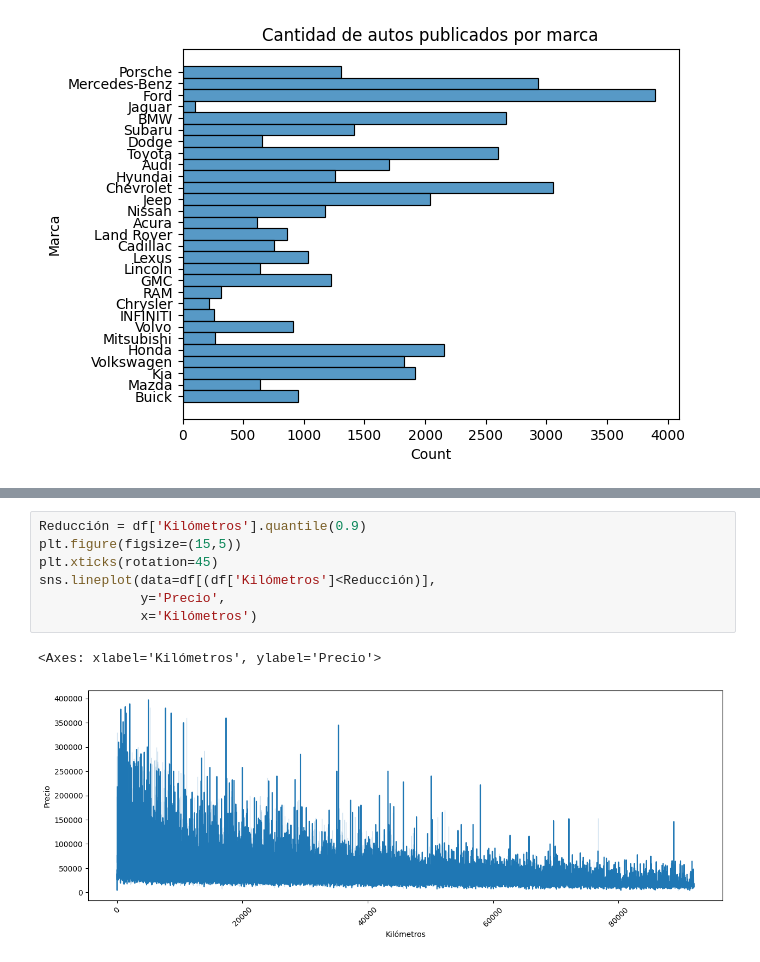
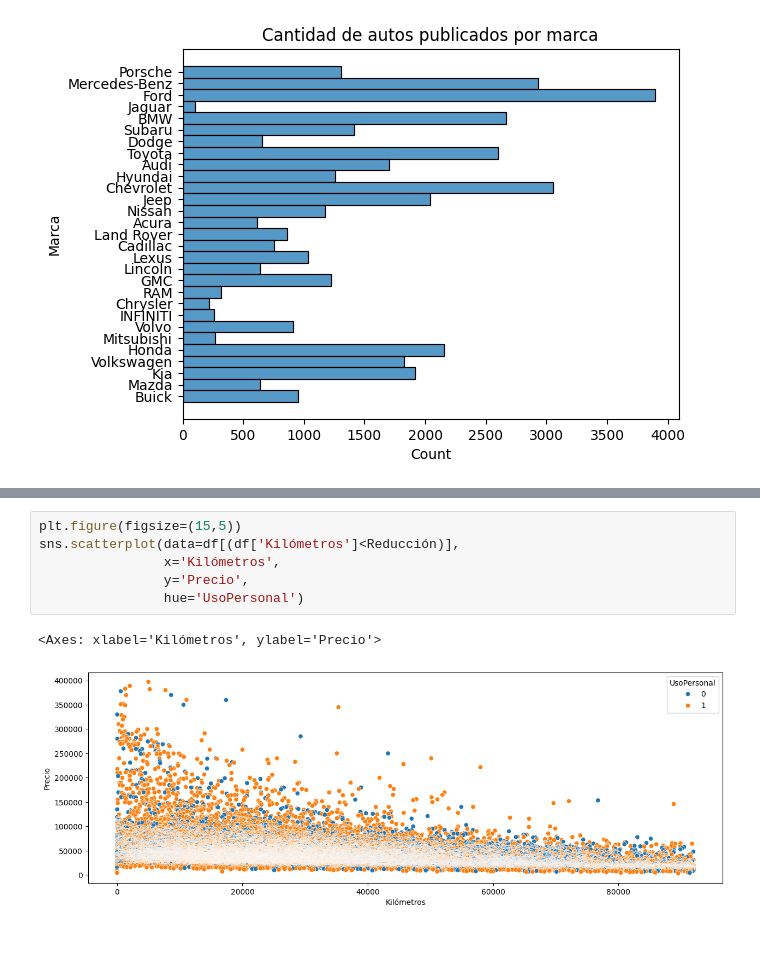
Before and after one commit to emalincic/Primera_Pre-entrega_DS1, a Jupyter notebook: 1er_entregable.ipynb, the cells around one changed output, grey strips where cells are left out. Saved outputs shown, nothing was run; the diff lists cells and outputs as text.

```diff
--- a/1er_entregable.ipynb
+++ b/1er_entregable.ipynb
@@ -174,10 +222,9 @@ Text(0.5, 1.0, 'Cantidad de autos publicados por marca')
 # %%
-Reducción = df['Kilómetros'].quantile(0.9)
 plt.figure(figsize=(15,5))
-plt.xticks(rotation=45)
-sns.lineplot(data=df[(df['Kilómetros']<Reducción)],
-             y='Precio',
-             x='Kilómetros')
+sns.scatterplot(data=df[(df['Kilómetros']<Reducción)],
+                x='Kilómetros',
+                y='Precio',
+                hue='UsoPersonal')
 # %% [output]
 <Axes: xlabel='Kilómetros', ylabel='Precio'>
-[figure, old version]
+[figure, new version]
```
Also changed, not shown: parts of 11 cells of this notebook, 1 other file.
